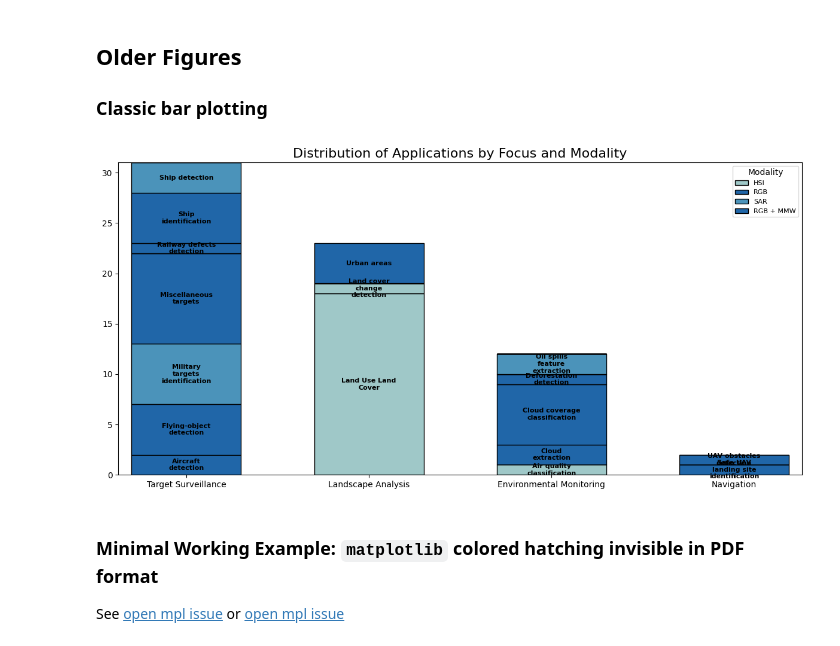
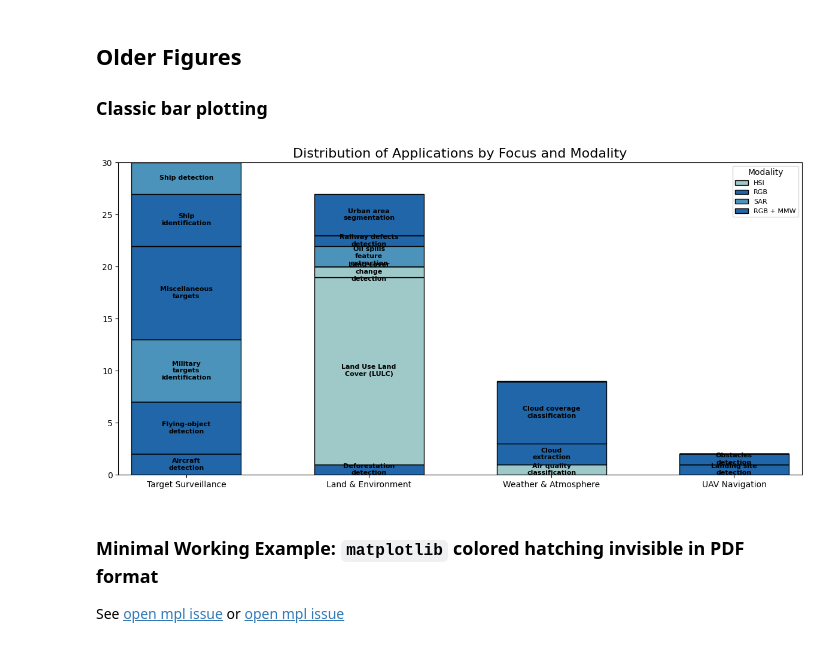
Before and after one commit to CedricLeon/Survey_RS-ML-FPGA, a Jupyter notebook: src/fig_applications_tasks.ipynb, the cells around one changed output. Cells and saved outputs as stored; diff of their text form; code cells hidden in the pictures.

```diff
--- a/src/fig_applications_tasks.ipynb
+++ b/src/fig_applications_tasks.ipynb
@@ -624,35 +521,35 @@ def plot_stacked_bar_with_modality_colors(data):
         )
 
         # Add labels to each sub-bar (in black)
         for i, val in enumerate(pivot_df[app]):
             if val > 0:
                 ax.text(
                     i,
                     bottom_stack[i] + val / 2,
                     app,
                     ha='center',
                     va='center',
                     fontsize=8,
                     color='black',
                     fontweight='bold'
                 )
 
         bottom_stack += pivot_df[app]
 
     # Customization
     ax.set_title("Distribution of Applications by Focus and Modality", fontsize=16)
     ax.set_xticks(range(len(pivot_df.index)))
     ax.set_xticklabels(pivot_df.index, rotation=0, fontsize=10)  # No rotation
     ax.legend(title='Modality', loc='upper right', fontsize=8)
     ax.margins(x=0.02)  # Less space behind bars
     plt.tight_layout()
     plt.show()
 
 # Example usage
-data = datapointsDf[["Modality", "Application", "Group"]].value_counts()
+data = df[["Modality", "Application", "Group"]].value_counts()
 plot_stacked_bar_with_modality_colors(data)
 # %% [output]
-[figure, old version]
+[figure, new version]
 # %% [markdown]
 ### Minimal Working Example: `matplotlib` colored hatching invisible in PDF format
 
```
Also changed, not shown: parts of 6 cells of this notebook, 9 other files.
